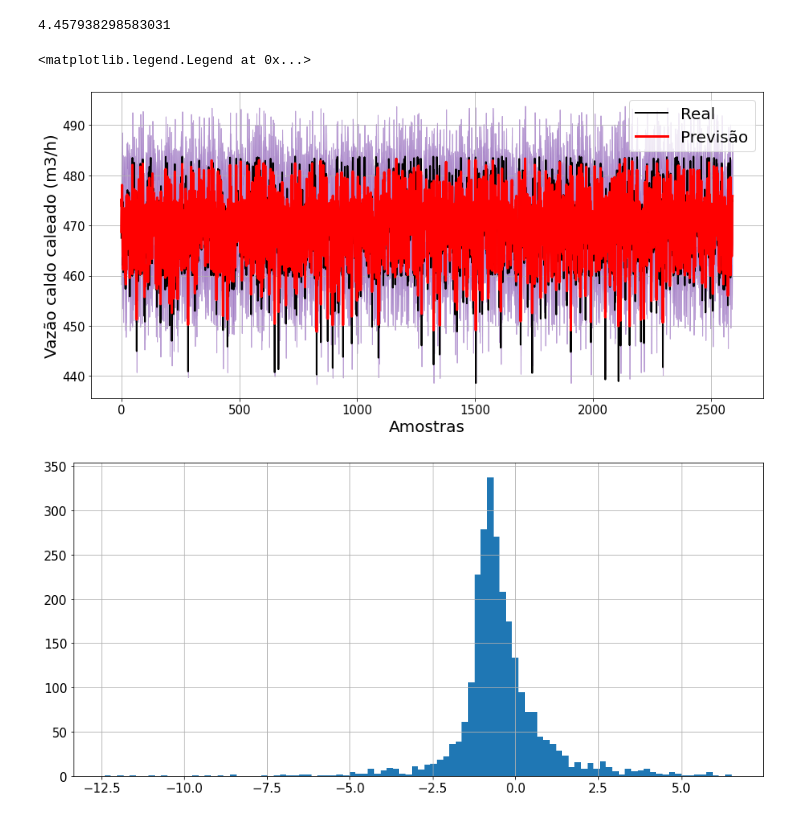
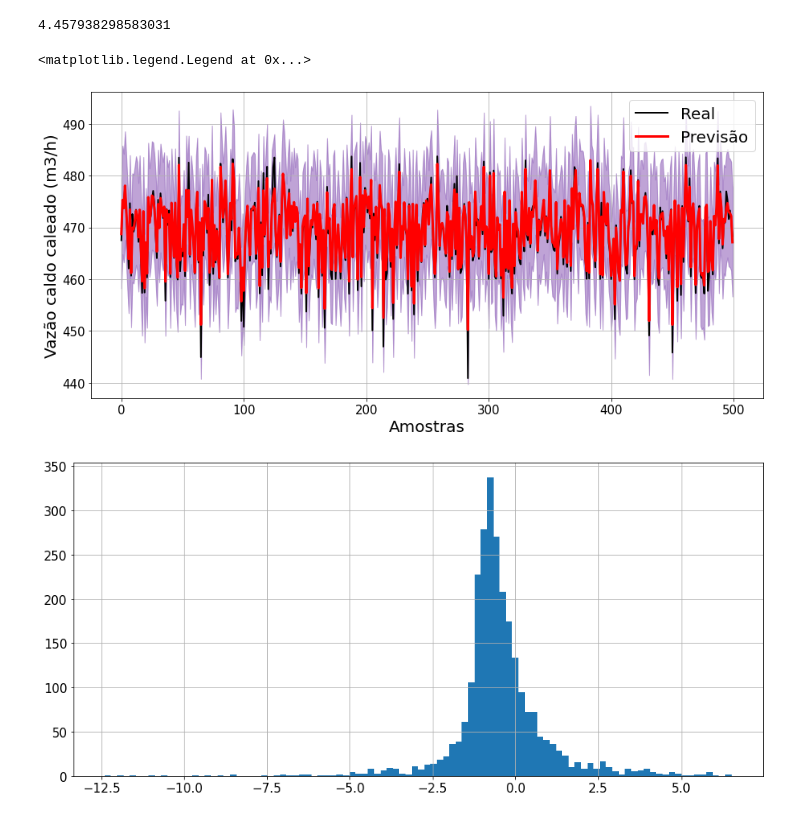
Before and after one commit to V-kr0pt/Soft_Sensor-MCDropout, a Jupyter notebook: load_model.ipynb, the cells around one changed output. Drawn from its saved outputs; the diff is of its cells as text; code cells hidden in the pictures.

```diff
--- a/load_model.ipynb
+++ b/load_model.ipynb
@@ -81,25 +81,25 @@ y_inc_perc
 # %%
 #figura da previsão com a adição da incerteza associada
 fig2 = plt.figure(figsize=(15,7))
 
 t = np.arange(y_pred.shape[0])
 
-plt.plot(t, yts, color="black", label="Real", lw=2)
-plt.plot(t, y_pred, color='red', label="Previsão", lw=3)
+plt.plot(t[:500], yts[:500], color="black", label="Real", lw=2)
+plt.plot(t[:500], y_pred[:500], color='red', label="Previsão", lw=3)
 plt.xticks(fontsize=15)
 plt.yticks(fontsize=15)
 
 plt.xlabel('Amostras', fontsize=20)
 plt.ylabel('Vazão caldo caleado (m3/h)', fontsize=20)
 
 for shade in range(1,5):
-  plt.fill_between(t, y_pred[:,0]+y_inc[:,0]/2, y_pred[:,0]-y_inc[:,0]/2, alpha=0.2, color='C4')
+  plt.fill_between(t[:500], (y_pred[:,0]+y_inc[:,0]/2)[:500], (y_pred[:,0]-y_inc[:,0]/2)[:500], alpha=0.2, color='C4')
 
 plt.grid(True)
 plt.legend(fontsize=20)
 # %% [output]
 <matplotlib.legend.Legend at 0x...>
-[figure, old version]
+[figure, new version]
 # %%
 erro = yts - y_pred
 plt.figure(figsize=(15,7))
```
